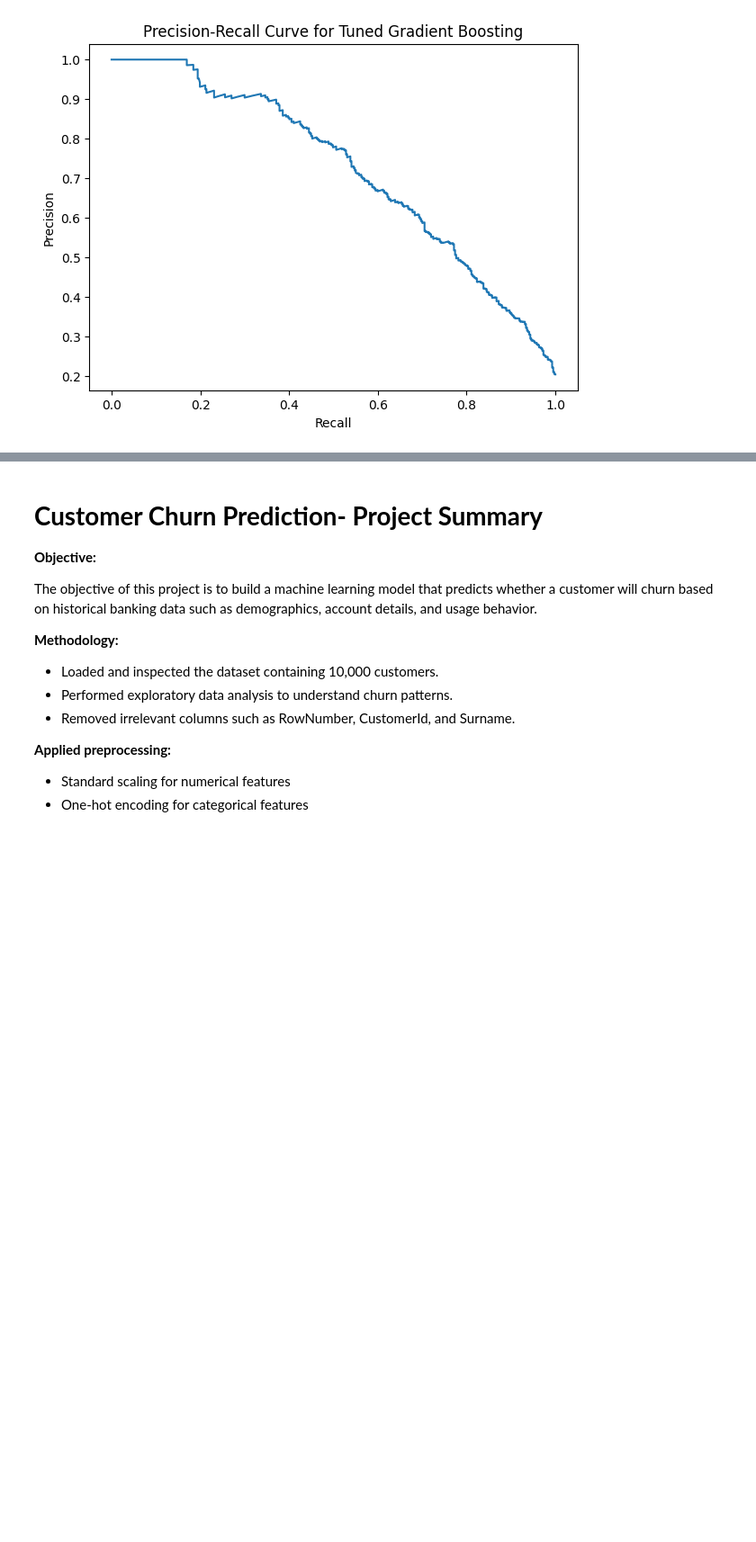
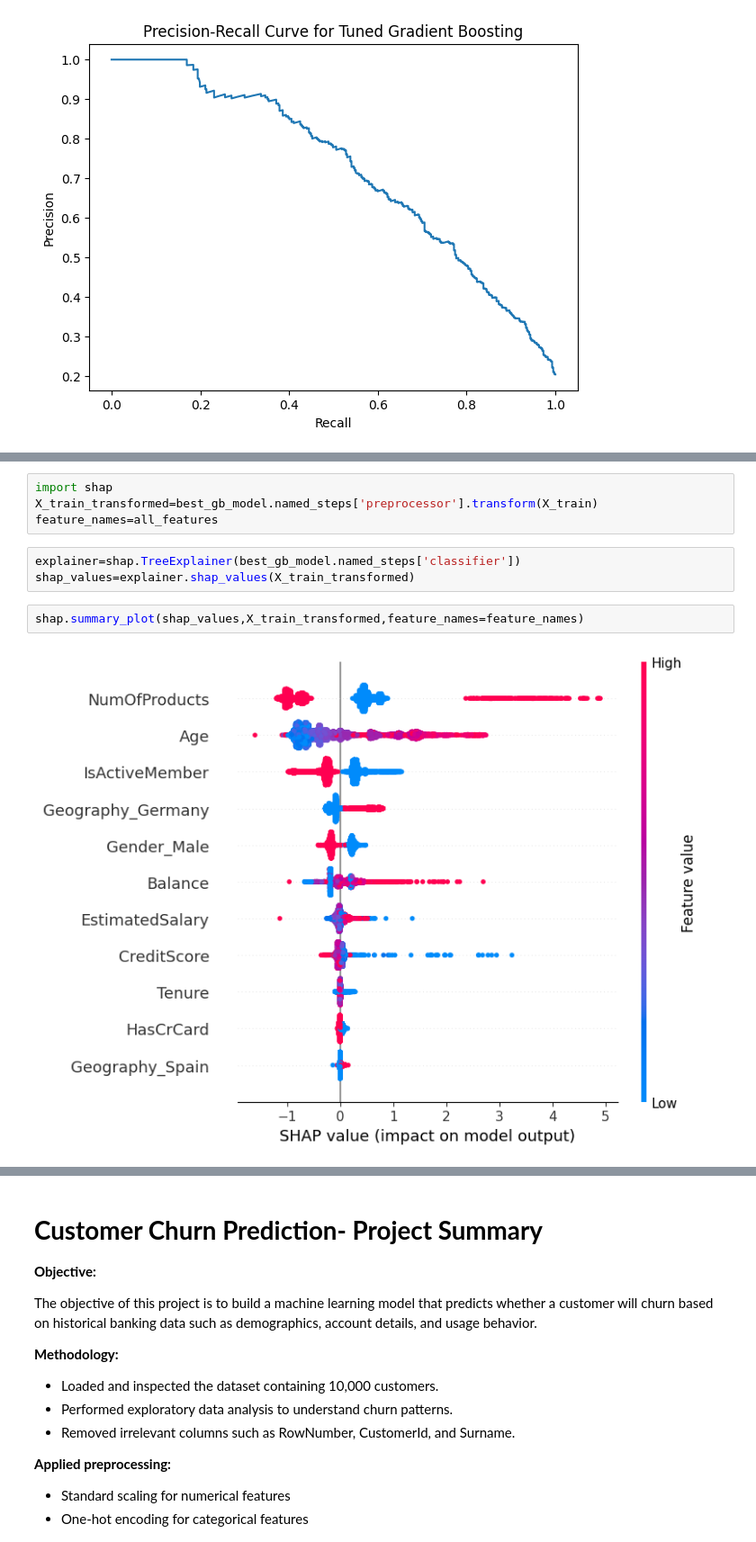
Before and after one commit to xavdx/MYDAILYWORK, a Jupyter notebook: Task_3_Customer_Churn_Prediction.ipynb, the cells around one changed output, grey strips where cells are left out. Shown at 90% size. Saved outputs shown, nothing was run; the diff lists cells and outputs as text; blank space fills up the shorter version.

Commit message:
Added SHAP and customer churn risk segmentation

```diff
--- a/Task_3_Customer_Churn_Prediction.ipynb
+++ b/Task_3_Customer_Churn_Prediction.ipynb
@@ -291,0 +322,11 @@ plt.show()
+# %%
+import shap
+X_train_transformed=best_gb_model.named_steps['preprocessor'].transform(X_train)
+feature_names=all_features
+# %%
+explainer=shap.TreeExplainer(best_gb_model.named_steps['classifier'])
+shap_values=explainer.shap_values(X_train_transformed)
+# %%
+shap.summary_plot(shap_values,X_train_transformed,feature_names=feature_names)
+# %% [output]
+[figure, added]
```
Also changed, not shown: parts of 9 cells of this notebook.
